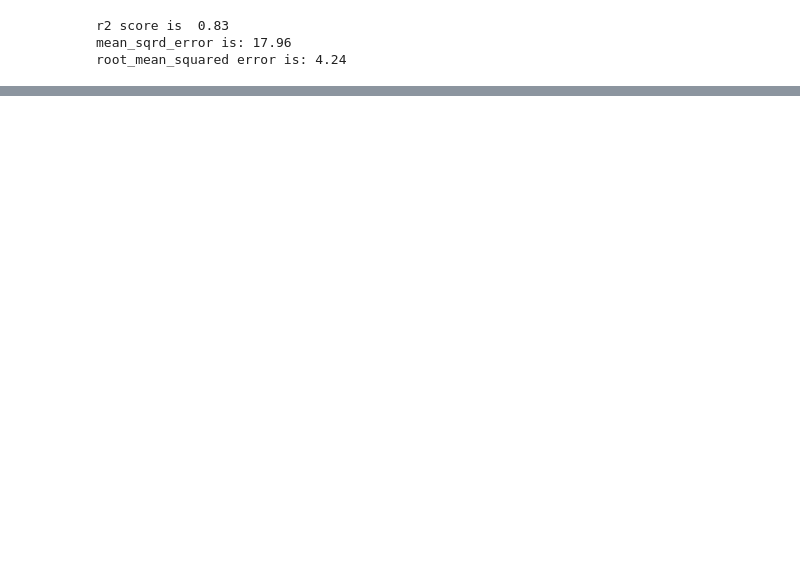
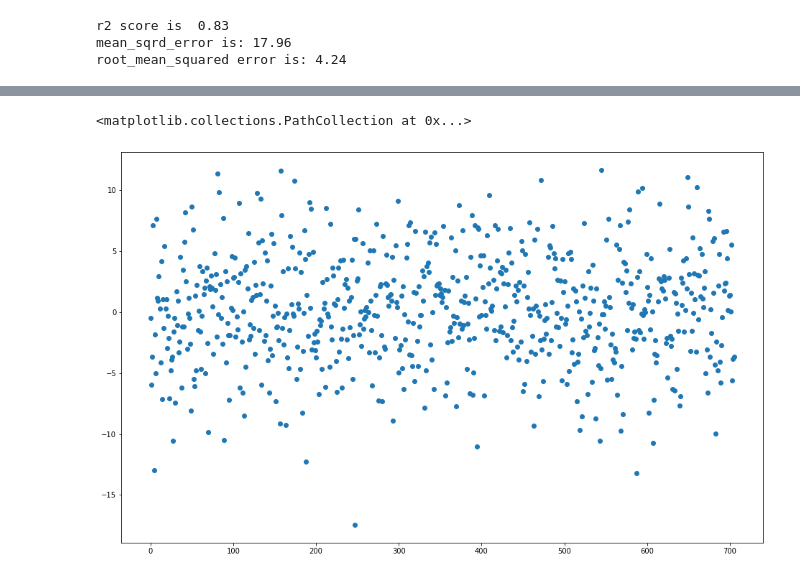
Before and after one commit to ravitpt87/urban-eureka, a Jupyter notebook: Notebook_Model_PolyMultiLinReg.ipynb, the cells around one changed output, grey strips where cells are left out. Cells and saved outputs as stored; diff of their text form; code cells hidden in the pictures; blank space fills up the shorter version.

```diff
--- a/Notebook_Model_PolyMultiLinReg.ipynb
+++ b/Notebook_Model_PolyMultiLinReg.ipynb
@@ -184,0 +302,7 @@ root_mean_squared error is: 4.34
+# %%
+# plotting the errors
+
+plt.scatter(np.arange(len(y_test)), (y_pred_lin-y_test))
+# %% [output]
+<matplotlib.collections.PathCollection at 0x...>
+[figure, added]
```
Also changed, not shown: parts of 12 cells of this notebook.
